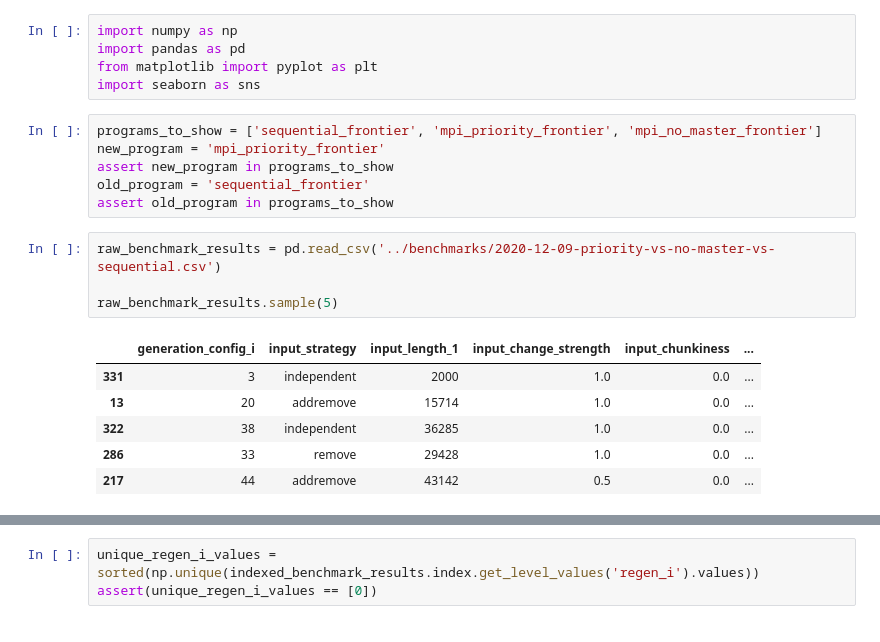
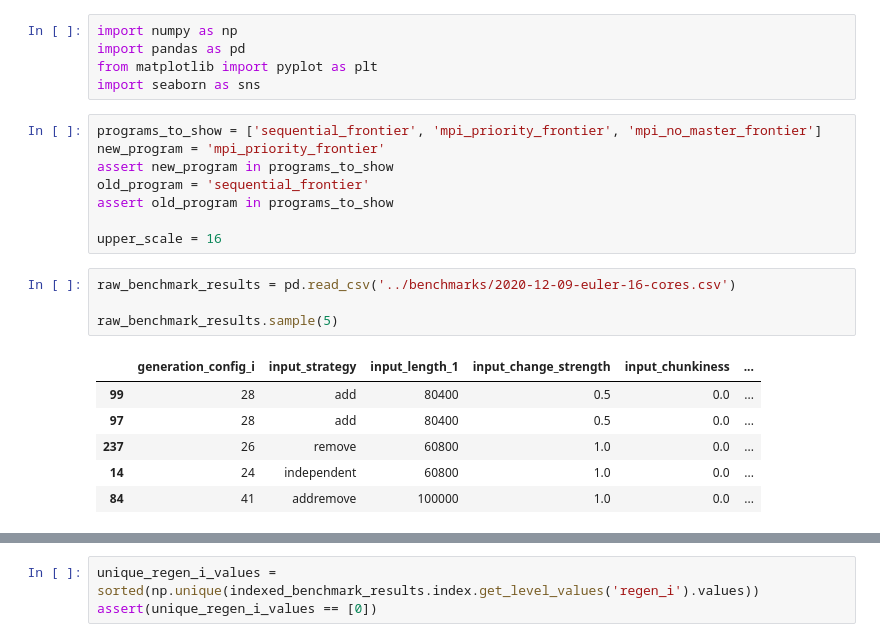
Before and after one commit to tehwalris/mpi-myers-diff, a Jupyter notebook: notebooks/benchmark_analysis_priority_frontier.ipynb, the cells around one changed output, grey strips where cells are left out. Cells and saved outputs as stored; diff of their text form.

```diff
--- a/notebooks/benchmark_analysis_priority_frontier.ipynb
+++ b/notebooks/benchmark_analysis_priority_frontier.ipynb
@@ -9,17 +9,19 @@ new_program = 'mpi_priority_frontier'
 assert new_program in programs_to_show
 old_program = 'sequential_frontier'
 assert old_program in programs_to_show
+
+upper_scale = 16
 # %%
-raw_benchmark_results = pd.read_csv('../benchmarks/2020-12-09-priority-vs-no-master-vs-sequential.csv')
+raw_benchmark_results = pd.read_csv('../benchmarks/2020-12-09-euler-16-cores.csv')
 
 raw_benchmark_results.sample(5)
 # %% [output]
 |  | generation_config_i | input_strategy | input_length_1 | input_change_strength | input_chunkiness | ... |
-| 331 | 3 | independent | 2000 | 1.0 | 0.0 | ... |
-| 13 | 20 | addremove | 15714 | 1.0 | 0.0 | ... |
-| 322 | 38 | independent | 36285 | 1.0 | 0.0 | ... |
-| 286 | 33 | remove | 29428 | 1.0 | 0.0 | ... |
-| 217 | 44 | addremove | 43142 | 0.5 | 0.0 | ... |
+| 99 | 28 | add | 80400 | 0.5 | 0.0 | ... |
+| 97 | 28 | add | 80400 | 0.5 | 0.0 | ... |
+| 237 | 26 | remove | 60800 | 1.0 | 0.0 | ... |
+| 14 | 24 | independent | 60800 | 1.0 | 0.0 | ... |
+| 84 | 41 | addremove | 100000 | 1.0 | 0.0 | ... |
 # %%
 indexed_benchmark_results = raw_benchmark_results.set_index(['generation_config_i', 'regen_i', 'diff_program', 'repetition_i'])
 indexed_benchmark_results
```
Also changed, not shown: parts of 5 cells of this notebook, 1 other file.
